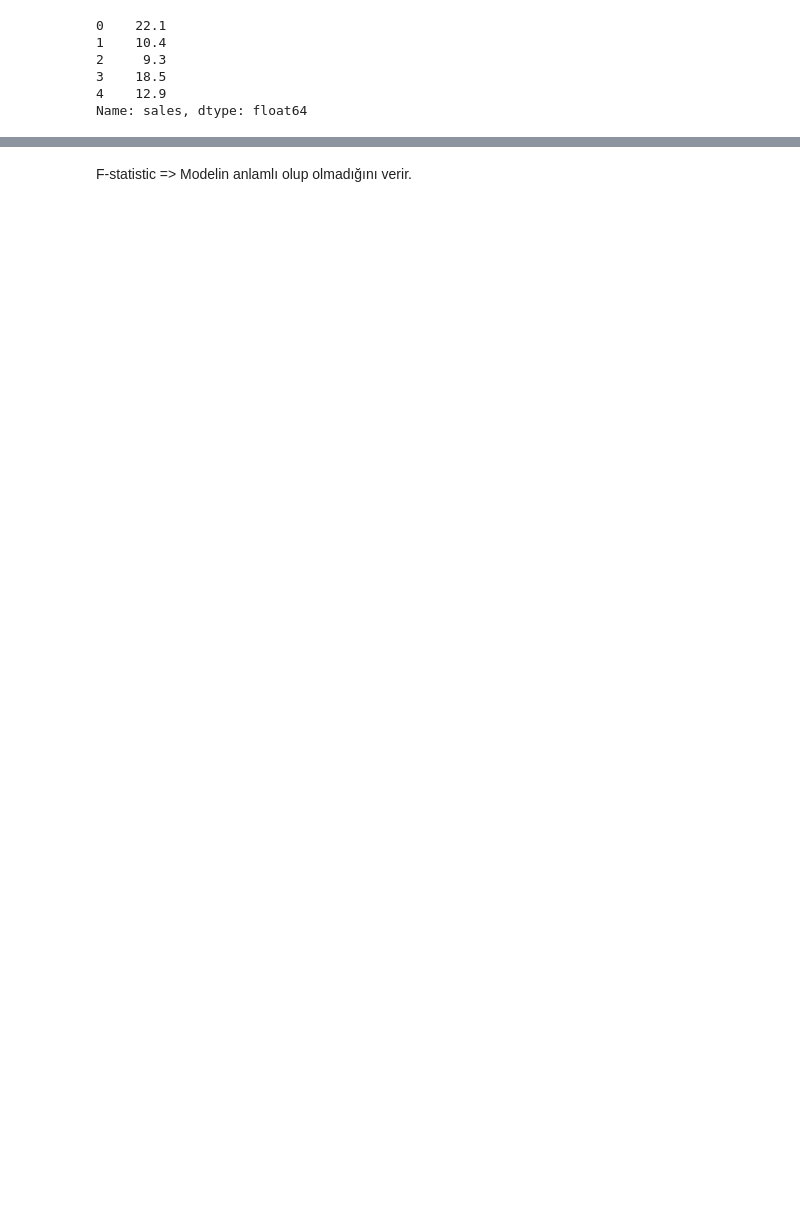
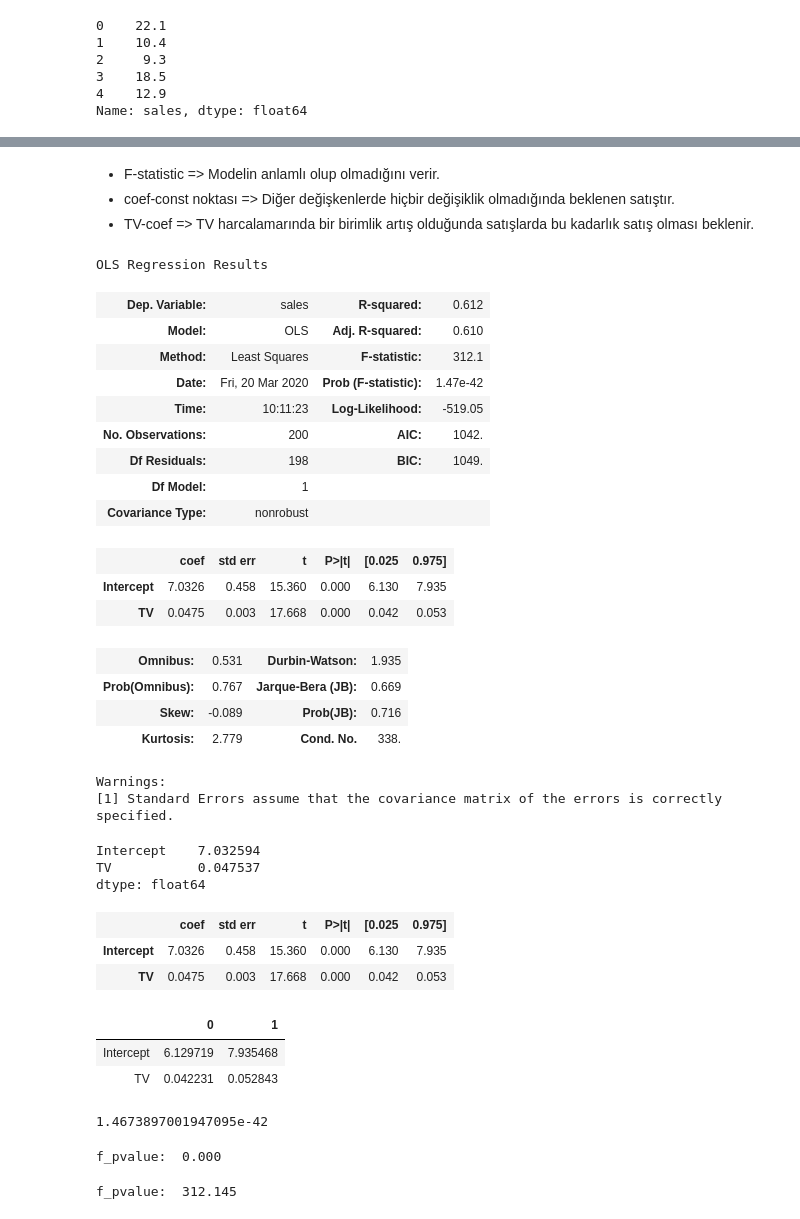
Before and after one commit to Furkan-Gulsen/veri_bilimi_ve_makine_ogrenmesi, a Jupyter notebook: Makine Öğrenmesi - Doğrusal Regresyon/Basit Doğrusal Regresyon.ipynb, the cells around one changed output, grey strips where cells are left out. Cells and saved outputs as stored; diff of their text form; code cells hidden in the pictures; blank space fills up the shorter version.

```diff
--- a/Makine Öğrenmesi - Doğrusal Regresyon/Basit Doğrusal Regresyon.ipynb
+++ b/Makine Öğrenmesi - Doğrusal Regresyon/Basit Doğrusal Regresyon.ipynb
@@ -138,5 +139,62 @@ OLS Regression Results
 | Kurtosis: | 2.779 | Cond. No. | 338. |
 Warnings:
 [1] Standard Errors assume that the covariance matrix of the errors is correctly specified.
-# %% [markdown]
-F-statistic => Modelin anlamlı olup olmadığını verir.
+# %% [markdown]
+- F-statistic => Modelin anlamlı olup olmadığını verir.
+- coef-const noktası => Diğer değişkenlerde hiçbir değişiklik olmadığında beklenen satıştır.
+- TV-coef => TV harcalamarında bir birimlik artış olduğunda satışlarda bu kadarlık satış olması beklenir.
+# %%
+import statsmodels.formula.api as smf
+lm = smf.ols("sales ~ TV",df)
+model = lm.fit()
+model.summary()
+# %% [output]
+OLS Regression Results
+| Dep. Variable: | sales | R-squared: | 0.612 |
+| Model: | OLS | Adj. R-squared: | 0.610 |
+| Method: | Least Squares | F-statistic: | 312.1 |
+| Date: | Fri, 20 Mar 2020 | Prob (F-statistic): | 1.47e-42 |
+| Time: | 10:11:23 | Log-Likelihood: | -519.05 |
+| No. Observations: | 200 | AIC: | 1042. |
+| Df Residuals: | 198 | BIC: | 1049. |
+| Df Model: | 1 |  |  |
+| Covariance Type: | nonrobust |  |  |
+|  | coef | std err | t | P>|t| | [0.025 | 0.975] |
+| Intercept | 7.0326 | 0.458 | 15.360 | 0.000 | 6.130 | 7.935 |
+| TV | 0.0475 | 0.003 | 17.668 | 0.000 | 0.042 | 0.053 |
+| Omnibus: | 0.531 | Durbin-Watson: | 1.935 |
+| Prob(Omnibus): | 0.767 | Jarque-Bera (JB): | 0.669 |
+| Skew: | -0.089 | Prob(JB): | 0.716 |
+| Kurtosis: | 2.779 | Cond. No. | 338. |
+Warnings:
+[1] Standard Errors assume that the covariance matrix of the errors is correctly specified.
+# %%
+model.params # model parametreleri
+# %% [output]
+Intercept    7.032594
+TV           0.047537
+dtype: float64
+# %%
+model.summary().tables[1] # katsayılar
+# %% [output]
+|  | coef | std err | t | P>|t| | [0.025 | 0.975] |
+| Intercept | 7.0326 | 0.458 | 15.360 | 0.000 | 6.130 | 7.935 |
+| TV | 0.0475 | 0.003 | 17.668 | 0.000 | 0.042 | 0.053 |
+# %%
+model.conf_int() # güven aralığı
+# %% [output]
+|  | 0 | 1 |
+| Intercept | 6.129719 | 7.935468 |
+| TV | 0.042231 | 0.052843 |
+# %%
+model.f_pvalue # modelin anlamlılığı
+# %% [output]
+1.4673897001947095e-42
+# %%
+print("f_pvalue: ","%.3f" % model.f_pvalue)
+# %% [output]
+f_pvalue:  0.000
+# %%
+print("f_pvalue: ","%.3f" % model.fvalue)
+# %% [output]
+f_pvalue:  312.145
```
Also changed, not shown: parts of 18 cells of this notebook.
